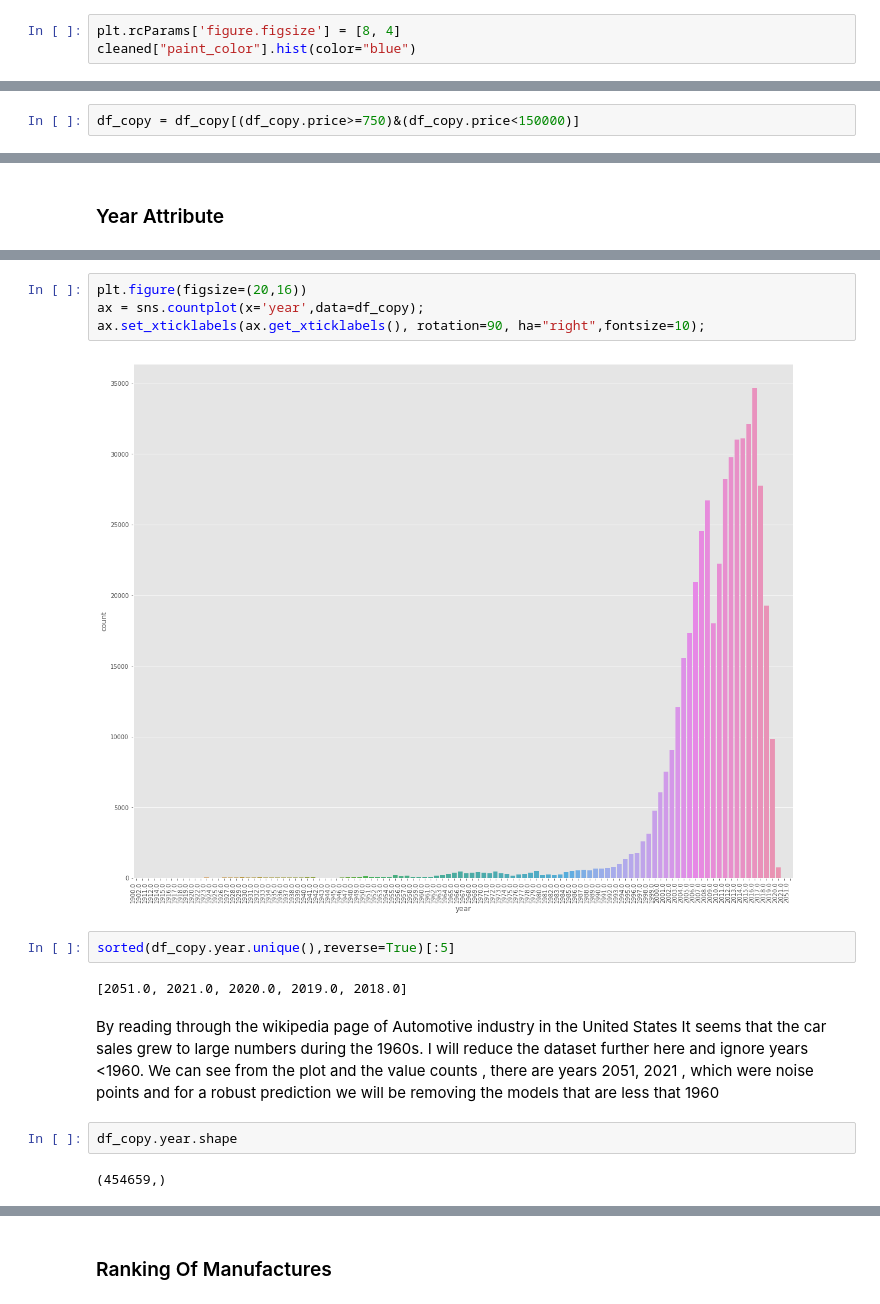
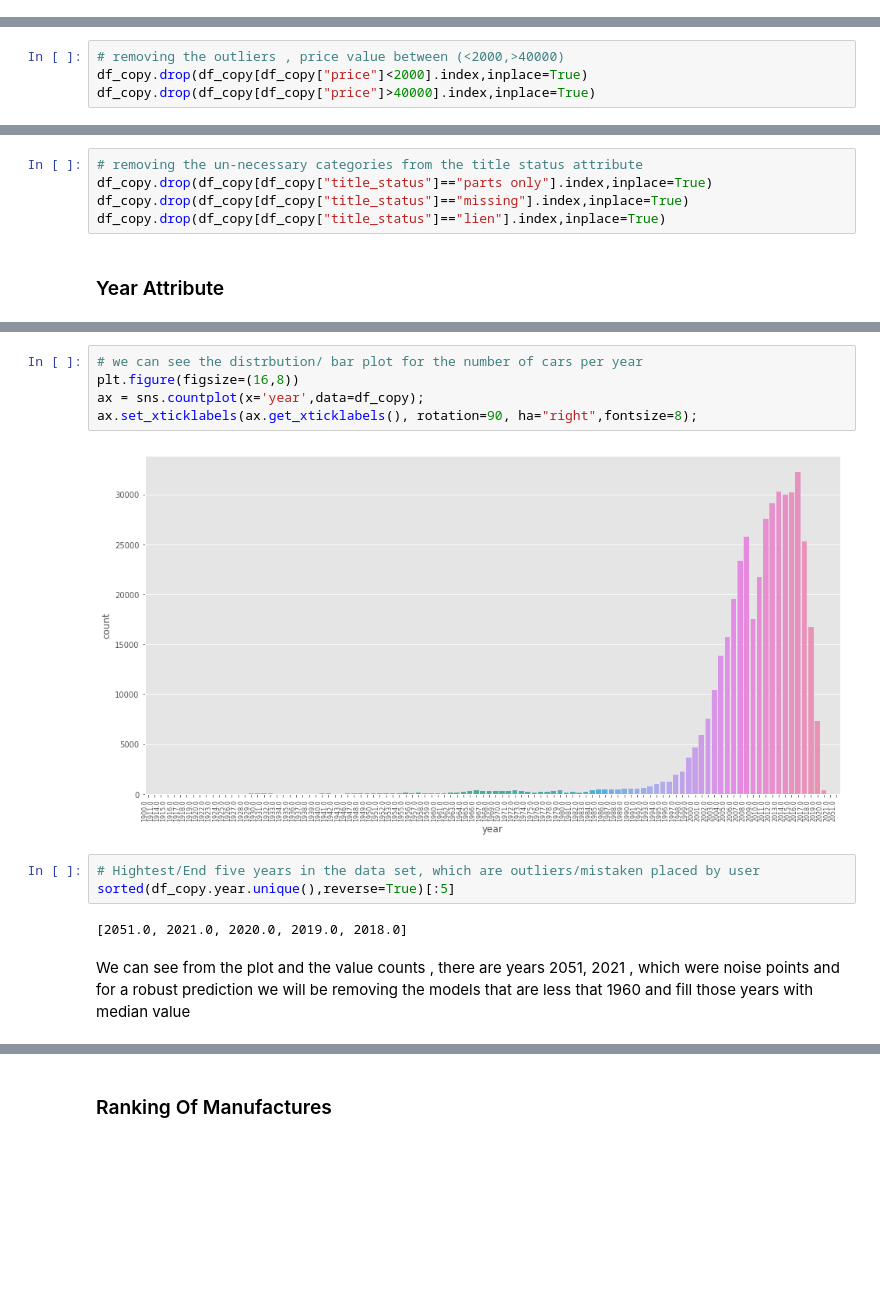
Before and after one commit to sukesh-reddy/Used-Cars-Analysis, a Jupyter notebook: usedcarsExploratoryDataAnalysis.ipynb, the cells around one changed output, grey strips where cells are left out. Drawn from its saved outputs; the diff is of its cells as text; blank space fills up the shorter version.

```diff
--- a/usedcarsExploratoryDataAnalysis.ipynb
+++ b/usedcarsExploratoryDataAnalysis.ipynb
@@ -54,3 +71,0 @@ cleaned["cylinders"].hist(color="forestgreen")
-# %%
-plt.rcParams['figure.figsize'] = [8, 4]
-cleaned["paint_color"].hist(color="blue")
@@ -119,2 +106,0 @@ df_copy.shape
-# %%
-df_copy = df_copy[(df_copy.price>=750)&(df_copy.price<150000)]
@@ -124,0 +112,4 @@ df_copy.shape
+# %%
+# removing the outliers , price value between (<2000,>40000)
+df_copy.drop(df_copy[df_copy["price"]<2000].index,inplace=True)
+df_copy.drop(df_copy[df_copy["price"]>40000].index,inplace=True)
@@ -137,3 +159,8 @@ sns.boxplot(y='price', data=df_copy,showfliers=False);
+# %%
+# removing the un-necessary categories from the title status attribute
+df_copy.drop(df_copy[df_copy["title_status"]=="parts only"].index,inplace=True)
+df_copy.drop(df_copy[df_copy["title_status"]=="missing"].index,inplace=True)
+df_copy.drop(df_copy[df_copy["title_status"]=="lien"].index,inplace=True)
 # %% [markdown]
 ### Year Attribute
 # %%
@@ -154,18 +181,15 @@ Top 10 car manufacturing years:
 Name: year, dtype: int64
 # %%
-plt.figure(figsize=(20,16))
+# we can see the distrbution/ bar plot for the number of cars per year
+plt.figure(figsize=(16,8))
 ax = sns.countplot(x='year',data=df_copy);
-ax.set_xticklabels(ax.get_xticklabels(), rotation=90, ha="right",fontsize=10);
+ax.set_xticklabels(ax.get_xticklabels(), rotation=90, ha="right",fontsize=8);
 # %% [output]
-[figure, old version]
+[figure, new version]
-# %%
-sorted(df_copy.year.unique(),reverse=True)[:5]
-# %% [output]
-[2051.0, 2021.0, 2020.0, 2019.0, 2018.0]
+# %%
+# Hightest/End five years in the data set, which are outliers/mistaken placed by user
+sorted(df_copy.year.unique(),reverse=True)[:5]
+# %% [output]
+[2051.0, 2021.0, 2020.0, 2019.0, 2018.0]
 # %% [markdown]
-By reading through the wikipedia page of Automotive industry in the United States It seems that the car sales grew to large numbers during the 1960s. I will reduce the dataset further here and ignore years <1960.
-We can see from the plot and the value counts , there are years 2051, 2021 , which were noise points and for a robust prediction we will be removing the models that are less that 1960
+We can see from the plot and the value counts , there are years 2051, 2021 , which were noise points and for a robust prediction we will be removing the models that are less that 1960 and fill those years with median value
-# %%
-df_copy.year.shape
-# %% [output]
-(454659,)
```
Also changed, not shown: parts of 79 cells of this notebook, 2 other files.
